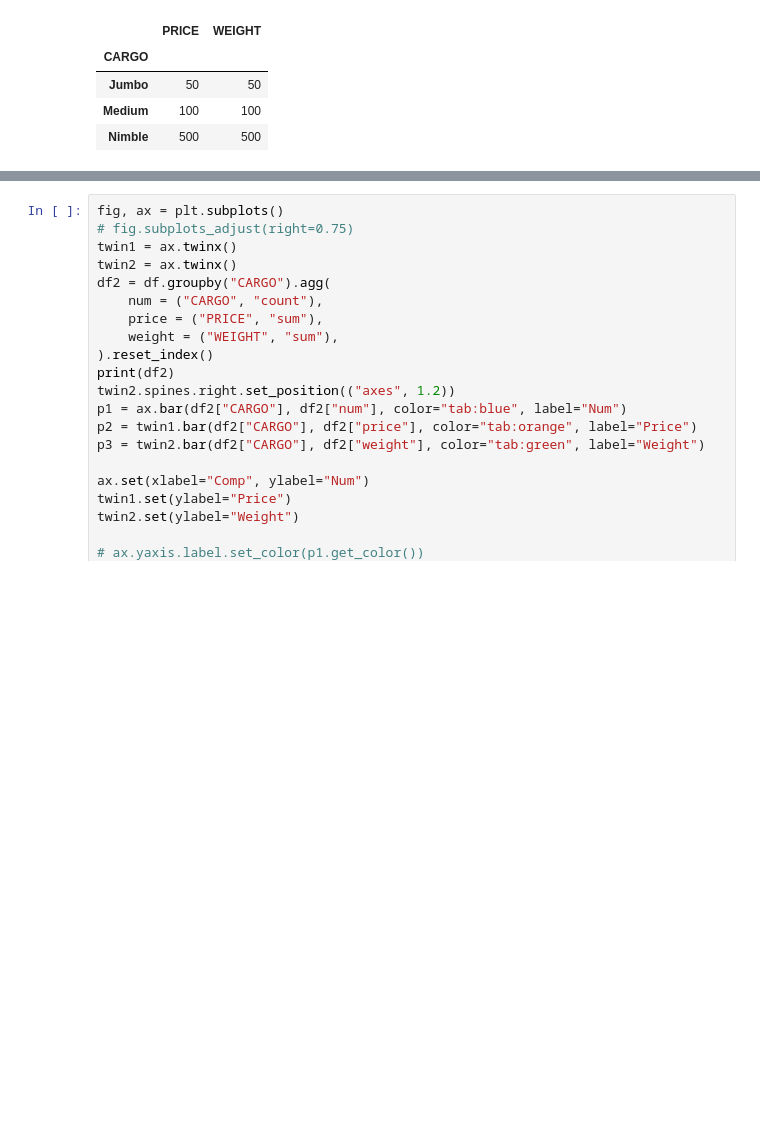
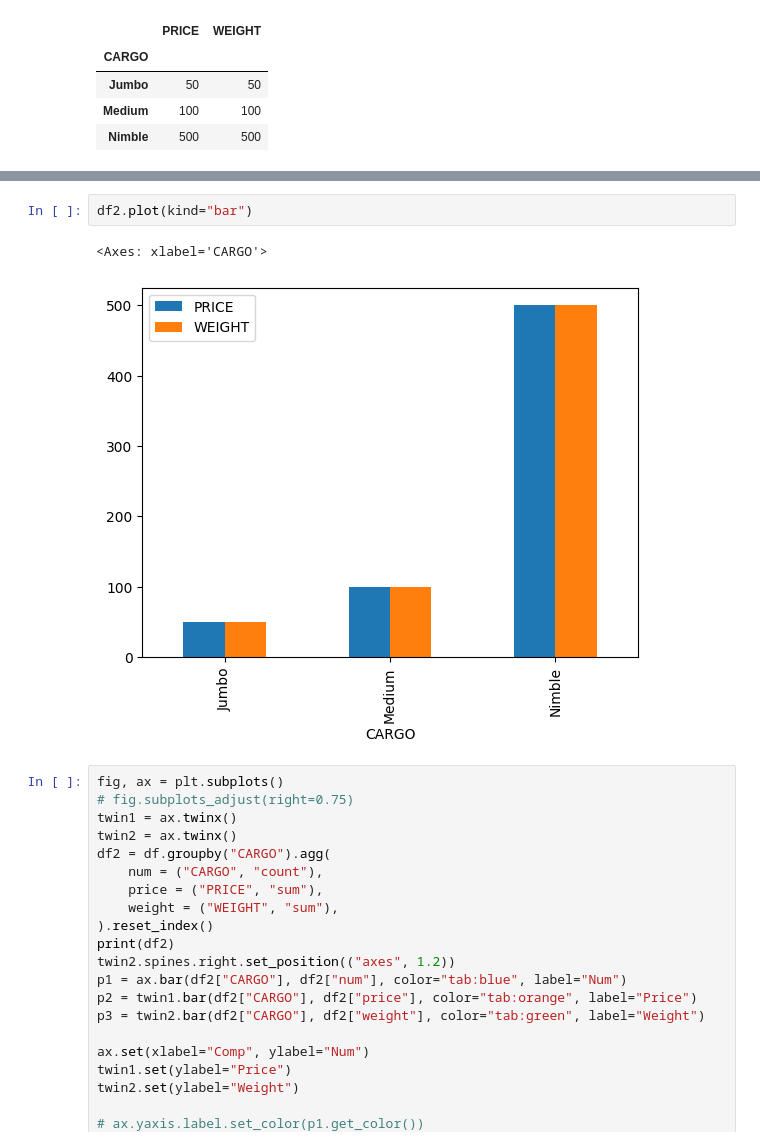
Before and after one commit to ZaharDudar/PythonLabs, a Jupyter notebook: pandas/2task.ipynb, the cells around one changed output, grey strips where cells are left out. Saved outputs shown, nothing was run; the diff lists cells and outputs as text; blank space fills up the shorter version.

```diff
--- a/pandas/2task.ipynb
+++ b/pandas/2task.ipynb
@@ -65,3 +65,8 @@ df1 = df.pivot_table(
+# %%
+df2.plot(kind="bar")
+# %% [output]
+<Axes: xlabel='CARGO'>
+[figure, added]
 # %%
 fig, ax = plt.subplots()
 # fig.subplots_adjust(right=0.75)
```
Also changed, not shown: parts of 2 cells of this notebook, 4 other files.
